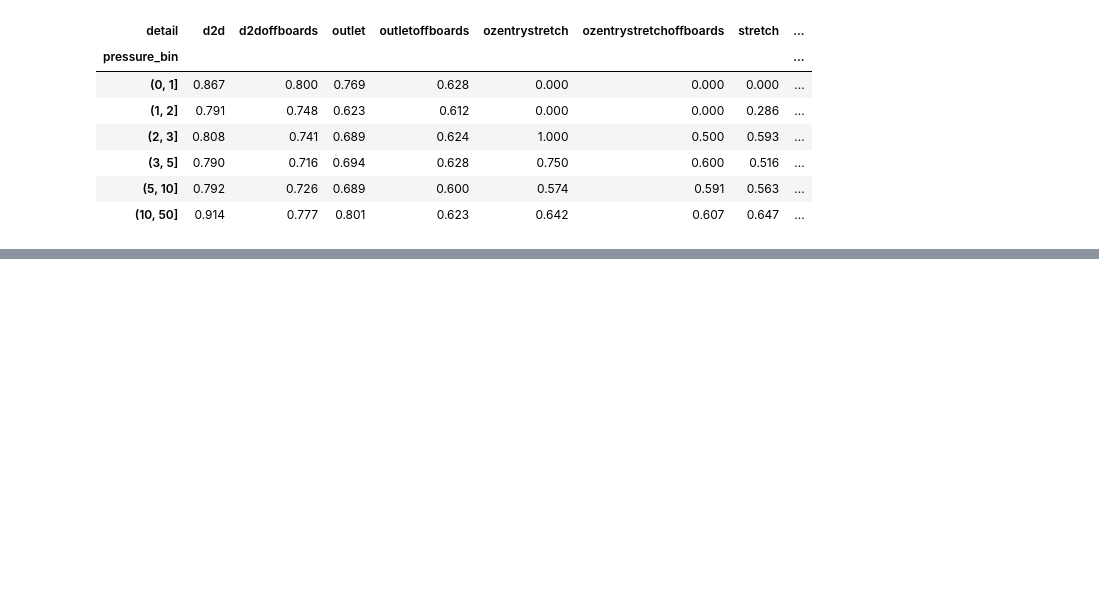
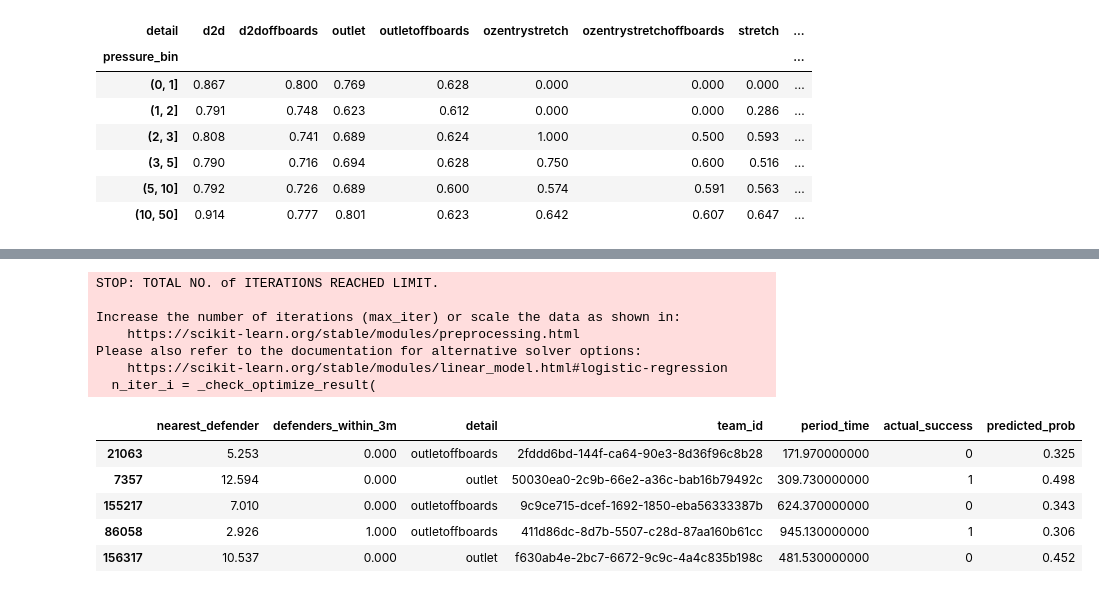
Before and after one commit to corcamp/hockey_analyses, a Jupyter notebook: exploratory.ipynb, the cells around one changed output, grey strips where cells are left out. Drawn from its saved outputs; the diff is of its cells as text; code cells hidden in the pictures; blank space fills up the shorter version.

Commit message:
Updated .ipynb with logistic regression model added to predict success of defensive zone pass.

```diff
--- a/exploratory.ipynb
+++ b/exploratory.ipynb
@@ -392,3 +396,68 @@ pd.crosstab(
 | (3, 5] | 0.790 | 0.716 | 0.694 | 0.628 | 0.750 | 0.600 | 0.516 | ... |
 | (5, 10] | 0.792 | 0.726 | 0.689 | 0.600 | 0.574 | 0.591 | 0.563 | ... |
 | (10, 50] | 0.914 | 0.777 | 0.801 | 0.623 | 0.642 | 0.607 | 0.647 | ... |
+# %%
+from sklearn.model_selection import train_test_split
+from sklearn.preprocessing import OneHotEncoder
+from sklearn.compose import ColumnTransformer
+from sklearn.pipeline import Pipeline
+from sklearn.linear_model import LogisticRegression
+from sklearn.metrics import roc_auc_score, classification_report, confusion_matrix
+
+# Features and target
+features = ["nearest_defender", "defenders_within_3m", "detail", "team_id",  "period_time"]
+target = "success"
+
+# Drop rows with missing target or features
+dz_model_data = dz_passes[features + [target]].dropna()
+
+X = dz_model_data[features]
+y = dz_model_data[target]
+
+# Identify categorical features
+categorical_features = ["detail", "team_id"]
+numeric_features = ["nearest_defender", "defenders_within_3m", "period_time"]
+
+# Fix for player IDs that are not included in both train and test sets
+OneHotEncoder(drop="first", handle_unknown="ignore")
+
+# Column transformer for preprocessing
+preprocessor = ColumnTransformer(
+    transformers=[
+        ("num", "passthrough", numeric_features),
+        ("cat", OneHotEncoder(drop="first", handle_unknown="ignore"), categorical_features)
+    ]
+)
+
+# Logistic regression pipeline
+pipeline = Pipeline([
+    ("preproc", preprocessor),
+    ("clf", LogisticRegression(max_iter=1000, class_weight="balanced"))
+])
+
+# Train/test split
+X_train, X_test, y_train, y_test = train_test_split(
+    X, y, test_size=0.2, random_state=42, stratify=y
+)
+
+# Fit model
+pipeline.fit(X_train, y_train)
+
+# Predictions and probabilities
+y_pred = pipeline.predict(X_test)
+y_prob = pipeline.predict_proba(X_test)[:, 1]
+
+# Evaluation
+print("Classification Report:")
+print(classification_report(y_test, y_pred))
+
+auc = roc_auc_score(y_test, y_prob)
+print(f"ROC AUC: {auc:.3f}")
+
+# Optional: create dataframe of predicted probabilities
+dz_model_data_test = X_test.copy()
+dz_model_data_test["actual_success"] = y_test
+dz_model_data_test["predicted_prob"] = y_prob
+
+dz_model_data_test.head()
+# %% [output]
@@ -394,0 +475,13 @@ pd.crosstab(
+STOP: TOTAL NO. of ITERATIONS REACHED LIMIT.
+
+Increase the number of iterations (max_iter) or scale the data as shown in:
+    https://scikit-learn.org/stable/modules/preprocessing.html
+Please also refer to the documentation for alternative solver options:
+    https://scikit-learn.org/stable/modules/linear_model.html#logistic-regression
+  n_iter_i = _check_optimize_result(
+|  | nearest_defender | defenders_within_3m | detail | team_id | period_time | actual_success | predicted_prob |
+| 21063 | 5.253 | 0.000 | outletoffboards | 2fddd6bd-144f-ca64-90e3-8d36f96c8b28 | 171.970000000 | 0 | 0.325 |
+| 7357 | 12.594 | 0.000 | outlet | 50030ea0-2c9b-66e2-a36c-bab16b79492c | 309.730000000 | 1 | 0.498 |
+| 155217 | 7.010 | 0.000 | outletoffboards | 9c9ce715-dcef-1692-1850-eba56333387b | 624.370000000 | 0 | 0.343 |
+| 86058 | 2.926 | 1.000 | outletoffboards | 411d86dc-8d7b-5507-c28d-87aa160b61cc | 945.130000000 | 1 | 0.306 |
+| 156317 | 10.537 | 0.000 | outlet | f630ab4e-2bc7-6672-9c9c-4a4c835b198c | 481.530000000 | 0 | 0.452 |
```
Also changed, not shown: parts of 3 cells of this notebook.
